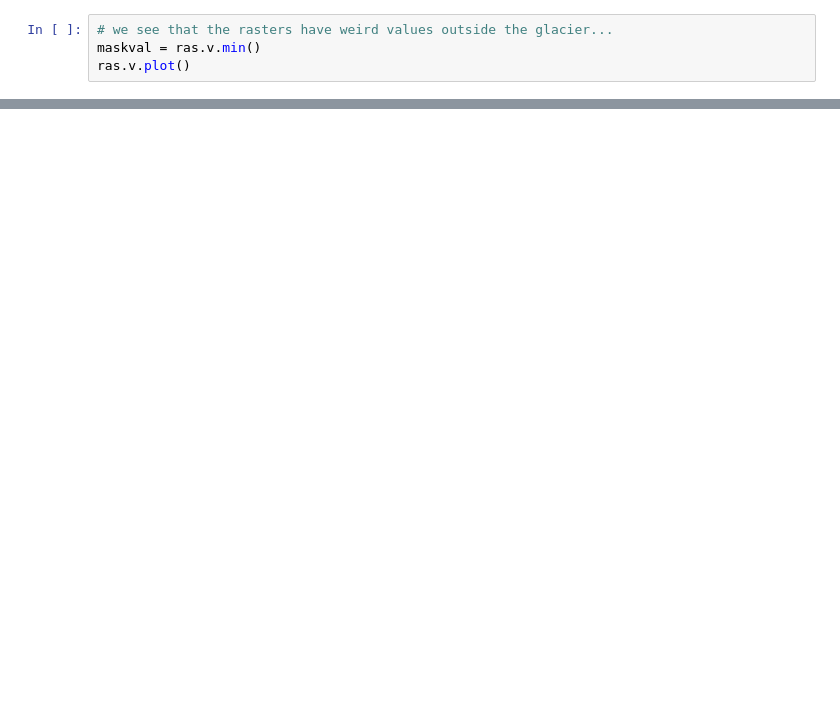
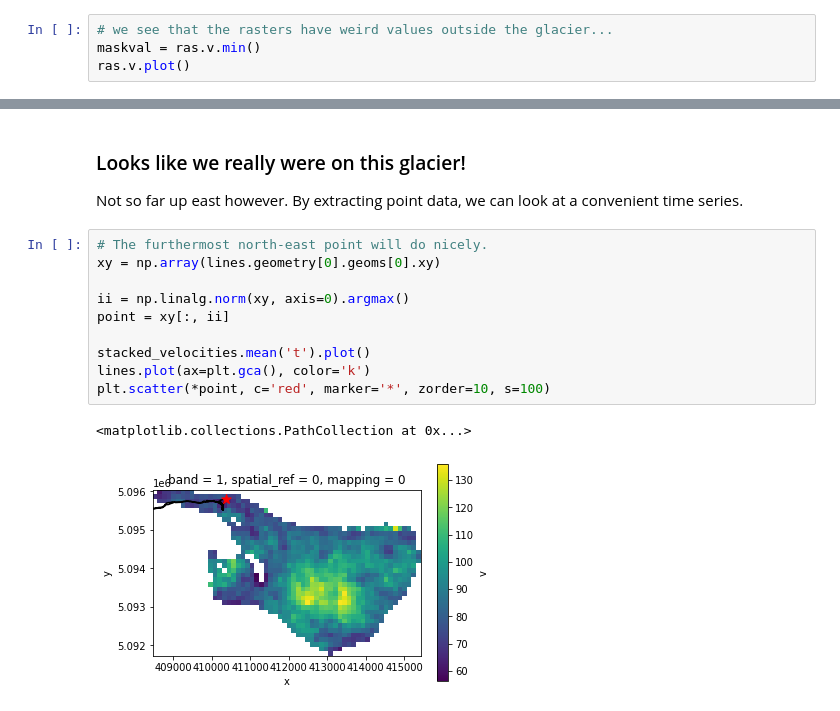
Before and after one commit to aleximorin/lcc, a Jupyter notebook: Surface velocities.ipynb, the cells around one changed output, grey strips where cells are left out. Saved outputs shown, nothing was run; the diff lists cells and outputs as text; blank space fills up the shorter version.

```diff
--- a/Surface velocities.ipynb
+++ b/Surface velocities.ipynb
@@ -157,0 +145,17 @@ plt.scatter(t, vel)
+# %% [markdown]
+### Looks like we really were on this glacier!
+
+Not so far up east however. By extracting point data, we can look at a convenient time series.
+# %%
+# The furthermost north-east point will do nicely.
+xy = np.array(lines.geometry[0].geoms[0].xy)
+
+ii = np.linalg.norm(xy, axis=0).argmax()
+point = xy[:, ii]
+
+stacked_velocities.mean('t').plot()
+lines.plot(ax=plt.gca(), color='k')
+plt.scatter(*point, c='red', marker='*', zorder=10, s=100)
+# %% [output]
+<matplotlib.collections.PathCollection at 0x...>
+[figure, added]
```
Also changed, not shown: parts of 16 cells of this notebook, 16 other files.
